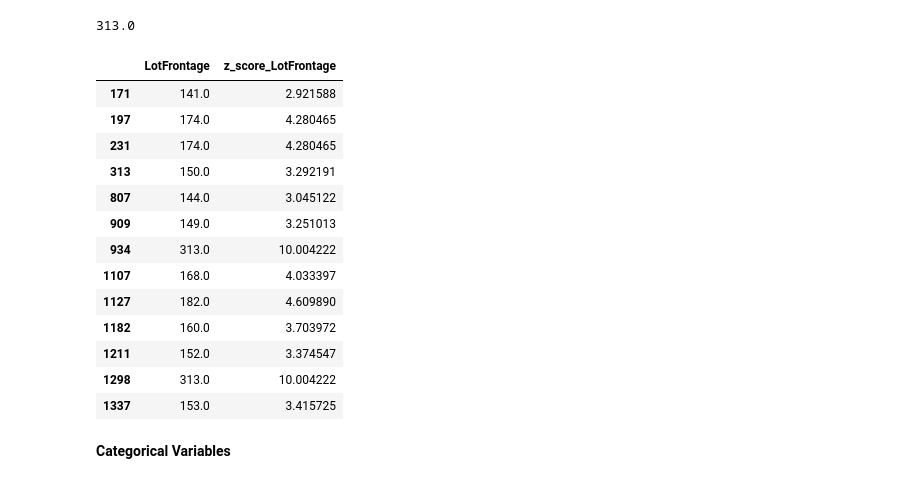
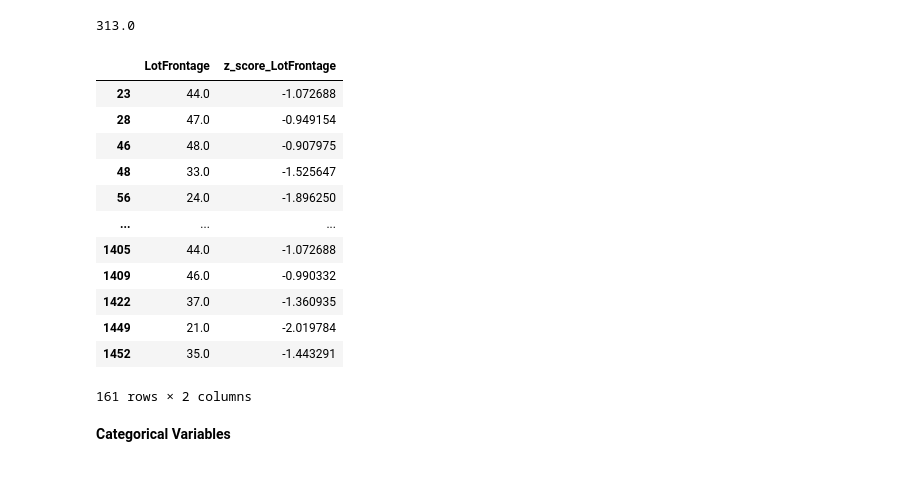
Before and after one commit to venkat2ram/AI_Playground, a Jupyter notebook: House_Price_Prediction_Kaggle_Practice.ipynb, the cells around one changed output. Drawn from its saved outputs; the diff is of its cells as text; code cells hidden in the pictures.

```diff
--- a/House_Price_Prediction_Kaggle_Practice.ipynb
+++ b/House_Price_Prediction_Kaggle_Practice.ipynb
@@ -296,3 +296,7 @@ continuous_feature
  'EnclosedPorch',
  'ScreenPorch',
  'SalePrice']
+# %%
+data=dataset.copy()
+for feature in continuous_feature:
+  data['z_score_'+feature]=(data[feature]-data[feature].mean())/data[feature].std()
@@ -313,22 +322,21 @@ data['LotFrontage'].max()
 # %% [output]
 313.0
 # %%
-data[data.LotFrontage>140][['LotFrontage','z_score_LotFrontage']]
+data[(data['LotFrontage']>140) | (data['LotFrontage'] <50)][['LotFrontage','z_score_LotFrontage']]
 # %% [output]
 |  | LotFrontage | z_score_LotFrontage |
-| 171 | 141.0 | 2.921588 |
-| 197 | 174.0 | 4.280465 |
-| 231 | 174.0 | 4.280465 |
-| 313 | 150.0 | 3.292191 |
-| 807 | 144.0 | 3.045122 |
-| 909 | 149.0 | 3.251013 |
-| 934 | 313.0 | 10.004222 |
-| 1107 | 168.0 | 4.033397 |
-| 1127 | 182.0 | 4.609890 |
-| 1182 | 160.0 | 3.703972 |
-| 1211 | 152.0 | 3.374547 |
-| 1298 | 313.0 | 10.004222 |
-| 1337 | 153.0 | 3.415725 |
+| 23 | 44.0 | -1.072688 |
+| 28 | 47.0 | -0.949154 |
+| 46 | 48.0 | -0.907975 |
+| 48 | 33.0 | -1.525647 |
+| 56 | 24.0 | -1.896250 |
+| ... | ... | ... |
+| 1405 | 44.0 | -1.072688 |
+| 1409 | 46.0 | -0.990332 |
+| 1422 | 37.0 | -1.360935 |
+| 1449 | 21.0 | -2.019784 |
+| 1452 | 35.0 | -1.443291 |
+161 rows × 2 columns
 # %% [markdown]
 **Categorical Variables**
 # %%
```
Also changed, not shown: parts of 44 cells of this notebook.
